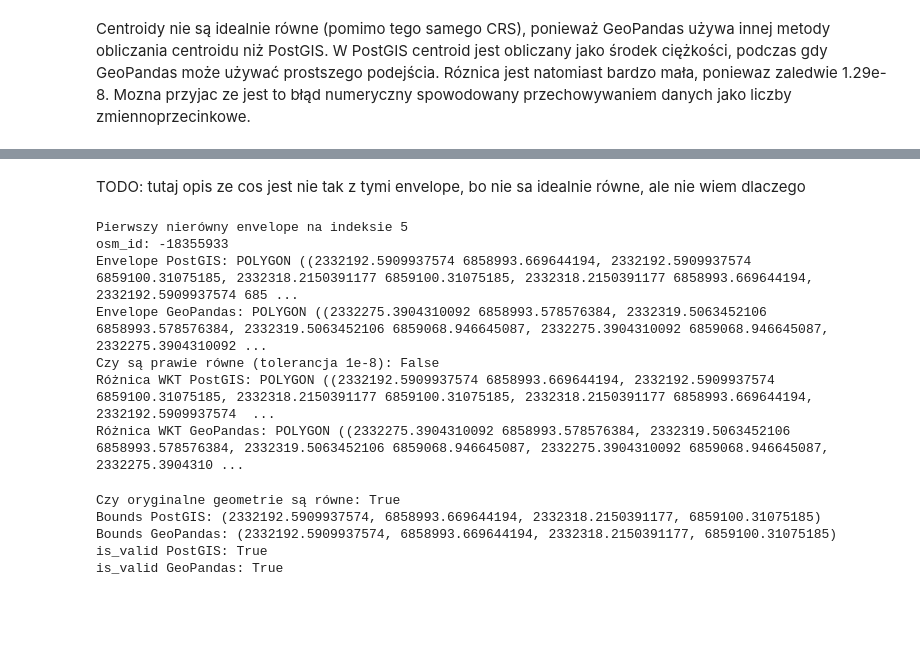
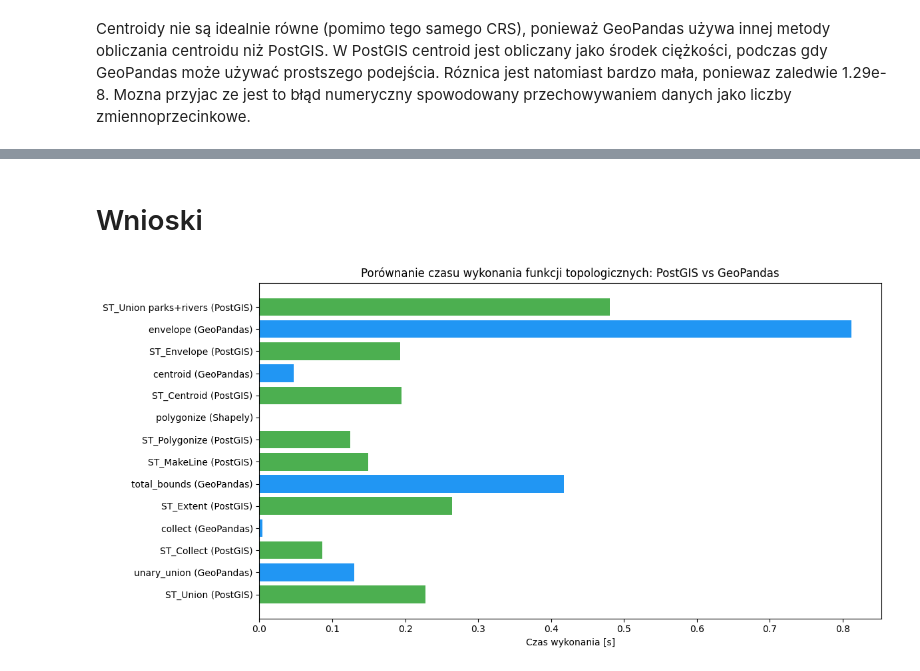
Before and after one commit to FilipBudzynski/spdb, a Jupyter notebook: python/aggregate_functions.ipynb, the cells around one changed output, grey strips where cells are left out. Saved outputs shown, nothing was run; the diff lists cells and outputs as text; code cells hidden in the pictures; blank space fills up the shorter version.

```diff
--- a/python/aggregate_functions.ipynb
+++ b/python/aggregate_functions.ipynb
@@ -379,41 +559,17 @@ Czas wykonania envelope (GeoPandas): 0.5926768779754639
 Czy wszystkie envelope są równe: False
-# %% [markdown]
-TODO: tutaj opis ze cos jest nie tak z tymi envelope, bo nie sa idealnie równe, ale nie wiem dlaczego
-# %%
-# Znajdź pierwszy envelope, który nie jest równy
-for i, (a, b) in enumerate(zip(buildings_envelope_pg.geom, buildings_envelope_gpd)):
-    if not a.equals(b):
-        print(f"Pierwszy nierówny envelope na indeksie {i}")
-        print("osm_id:", buildings_envelope_pg.loc[i, "osm_id"])
-        print("Envelope PostGIS:", a)
-        print("Envelope GeoPandas:", b)
-        print("Czy są prawie równe (tolerancja 1e-8):", a.equals_exact(b, 1e-8))
-        print("Różnica WKT PostGIS:", a.wkt)
-        print("Różnica WKT GeoPandas:", b.wkt)
-        break
-# %% [output]
-Pierwszy nierówny envelope na indeksie 5
-osm_id: -18355933
-Envelope PostGIS: POLYGON ((2332192.5909937574 6858993.669644194, 2332192.5909937574 6859100.31075185, 2332318.2150391177 6859100.31075185, 2332318.2150391177 6858993.669644194, 2332192.5909937574 685 ...
-Envelope GeoPandas: POLYGON ((2332275.3904310092 6858993.578576384, 2332319.5063452106 6858993.578576384, 2332319.5063452106 6859068.946645087, 2332275.3904310092 6859068.946645087, 2332275.3904310092 ...
-Czy są prawie równe (tolerancja 1e-8): False
-Różnica WKT PostGIS: POLYGON ((2332192.5909937574 6858993.669644194, 2332192.5909937574 6859100.31075185, 2332318.2150391177 6859100.31075185, 2332318.2150391177 6858993.669644194, 2332192.5909937574  ...
-Różnica WKT GeoPandas: POLYGON ((2332275.3904310092 6858993.578576384, 2332319.5063452106 6858993.578576384, 2332319.5063452106 6859068.946645087, 2332275.3904310092 6859068.946645087, 2332275.3904310 ...
-# %%
-osm_id = buildings_envelope_pg.loc[5, "osm_id"]
-geom_pg = buildings_envelope_pg.loc[5, "geom"]
-geom_gpd = buildings_envelope_gpd.iloc[5]
-orig_pg = gpd.read_postgis(f"SELECT way FROM planet_osm_polygon WHERE osm_id = {osm_id};", engine, geom_col='way').iloc[0].way
-orig_gpd = gp_polygons[gp_polygons['osm_id'] == osm_id].iloc[0].way
-
-print("Czy oryginalne geometrie są równe:", orig_pg.equals(orig_gpd))
-print("Bounds PostGIS:", orig_pg.bounds)
-print("Bounds GeoPandas:", orig_gpd.bounds)
-print("is_valid PostGIS:", orig_pg.is_valid)
-print("is_valid GeoPandas:", orig_gpd.is_valid)
-# %% [output]
-Czy oryginalne geometrie są równe: True
-Bounds PostGIS: (2332192.5909937574, 6858993.669644194, 2332318.2150391177, 6859100.31075185)
-Bounds GeoPandas: (2332192.5909937574, 6858993.669644194, 2332318.2150391177, 6859100.31075185)
-is_valid PostGIS: True
-is_valid GeoPandas: True
+# %% [markdown]
+# Wnioski
+# %%
+import matplotlib.pyplot as plt
+
+labels = list(execution_time.keys())
+values = list(execution_time.values())
+
+plt.figure(figsize=(12, 6))
+plt.barh(labels, values, color=['#4CAF50' if 'PostGIS' in l else '#2196F3' for l in labels])
+plt.xlabel("Czas wykonania [s]")
+plt.title("Porównanie czasu wykonania funkcji topologicznych: PostGIS vs GeoPandas")
+plt.tight_layout()
+plt.show()
+# %% [output]
+[figure, added]
```
Also changed, not shown: parts of 19 cells of this notebook, 12 other files.
